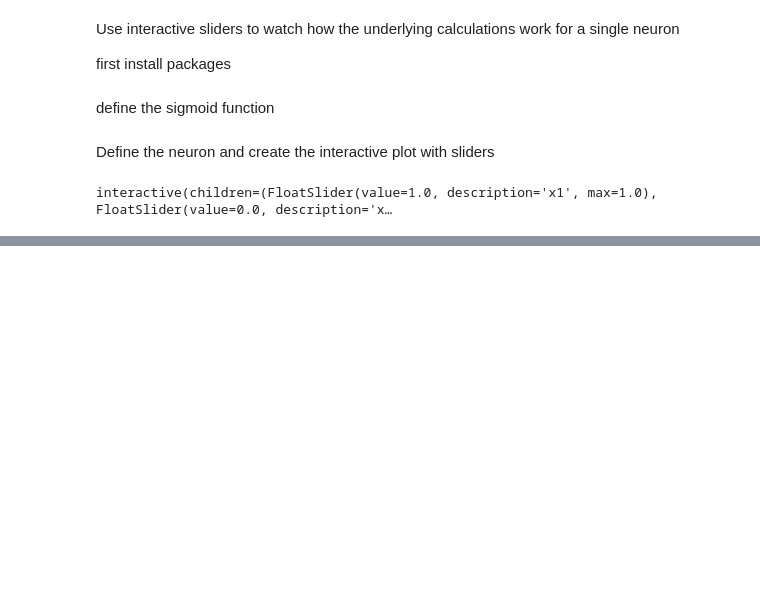
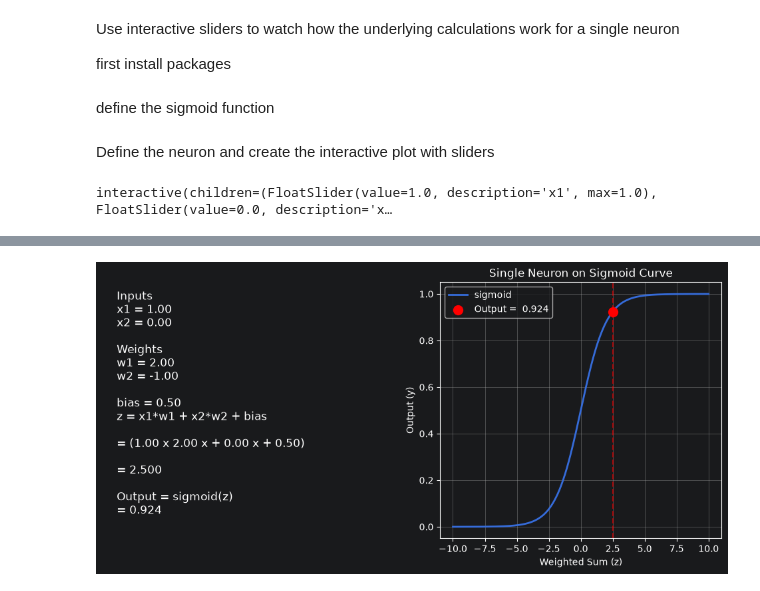
Before and after one commit to chris-w-2026/OR-study-group-2026-deep-learning, a Jupyter notebook: aoife/neurons/neuron_with_sliders.ipynb, the cells around one changed output, grey strips where cells are left out. Saved outputs shown, nothing was run; the diff lists cells and outputs as text; code cells hidden in the pictures; blank space fills up the shorter version.

Commit message:
playing with single neurons and slider functionality

```diff
--- a/aoife/neurons/neuron_with_sliders.ipynb
+++ b/aoife/neurons/neuron_with_sliders.ipynb
@@ -67,2 +70,95 @@ interact(
 # %% [output]
 interactive(children=(FloatSlider(value=1.0, description='x1', max=1.0), FloatSlider(value=0.0, description='x…
+# %%
+from ipywidgets import VBox, interactive_output
+
+def neuron_2(x1,x2, w1, w2, bias):
+    plt.close("all")
+    # calculate the weighted sum and output
+
+    z = x1*w1 + x2*w2 + bias
+    y = sigmoid(z)
+
+    # create figure
+    fig, (ax1, ax2) = plt.subplots(
+        1,2,
+        figsize=(12,5)
+    )
+
+    ########################################
+    # Left subplot: weighted sum calculation
+    ########################################
+
+    ax1.axis("off")
+
+    text = (
+        f"Inputs\n"
+        f"x1 = {x1:.2f} \n"
+        f"x2 = {x2:.2f} \n\n"
+        f"Weights\n"
+        f"w1 = {w1:.2f} \n"
+        f"w2 = {w2:.2f} \n\n"
+        f"bias = {bias:.2f} \n"
+        f"z = x1*w1 + x2*w2 + bias\n\n"
+        f"= ({x1:.2f} x {w1:.2f} x + {x2:.2f} x + {bias:.2f})\n\n"
+        f"= {z:.3f} \n\n"
+        f"Output = sigmoid(z)\n"
+        f"= {y:.3f} \n"
+    )
+
+    ax1.text(
+        0.05,
+        0.5,
+        text,
+        fontsize=12,
+        verticalalignment="center"
+    )
+
+    ##############################################
+    # Right subplot: sigmoid curve
+    ##############################################
+
+    xs = np.linspace(-10,10,1000)
+    ys = sigmoid(xs)
+
+    ax2.plot(xs,ys, linewidth =2, label="sigmoid")
+
+    ax2.scatter(
+        [z],
+        [y],
+        color="red",
+        s=100,
+        zorder=5,
+        label=f"Output = {y: .3f}"
+    )
+
+    ax2.axvline(
+        z,
+        color="red",
+        linestyle="--",
+        alpha=0.6
+    )
+
+    ax2.set_title("Single Neuron on Sigmoid Curve")
+    ax2.set_xlabel("Weighted Sum (z)")
+    ax2.set_ylabel("Output (y)")
+    ax2.grid(True)
+    ax2.legend()
+
+    ax2.tight_layout()
+    plt.show()
+
+
+controls ={
+    "x1" :FloatSlider(value=1, min = 0, max =1, step = 0.1),
+    "x2" : FloatSlider(value = 0, min = 0, max =1, step = 0.1),
+    "w1": FloatSlider( value = 2, min = -5, max =5, step = 0.1),
+    "w2" : FloatSlider(value = -1, min = -5, max =5, step = 0.1),
+    "bias" : FloatSlider(value = 0.5, min = -5, max =5, step = 0.1),
+}
+
+out = interactive_output(neuron_2, controls)
+
+display(VBox(list(controls.values())))
+display(out)
+# %% [output]
@@ -68,0 +167 @@ interactive(children=(FloatSlider(value=1.0, description='x1', max=1.0), FloatSl
+[figure, added]
```
Also changed, not shown: parts of 3 cells of this notebook.
